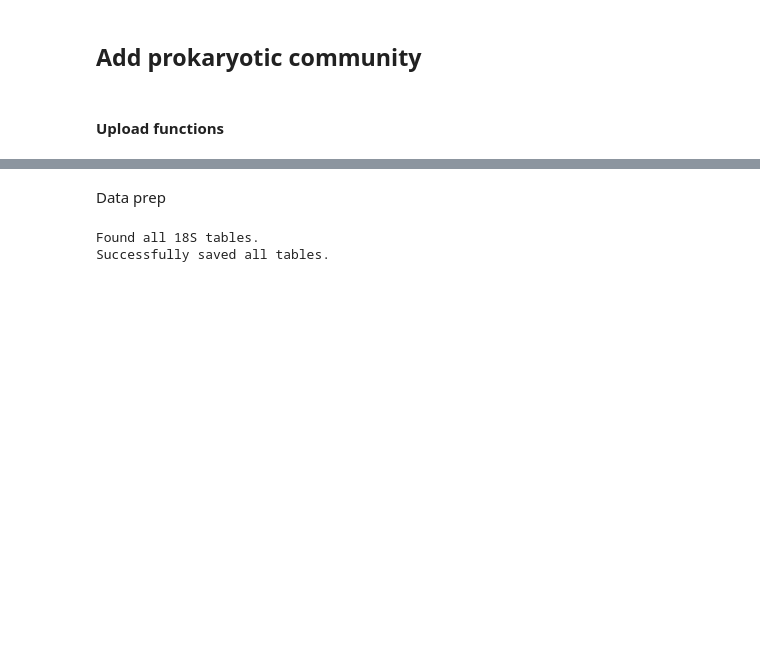
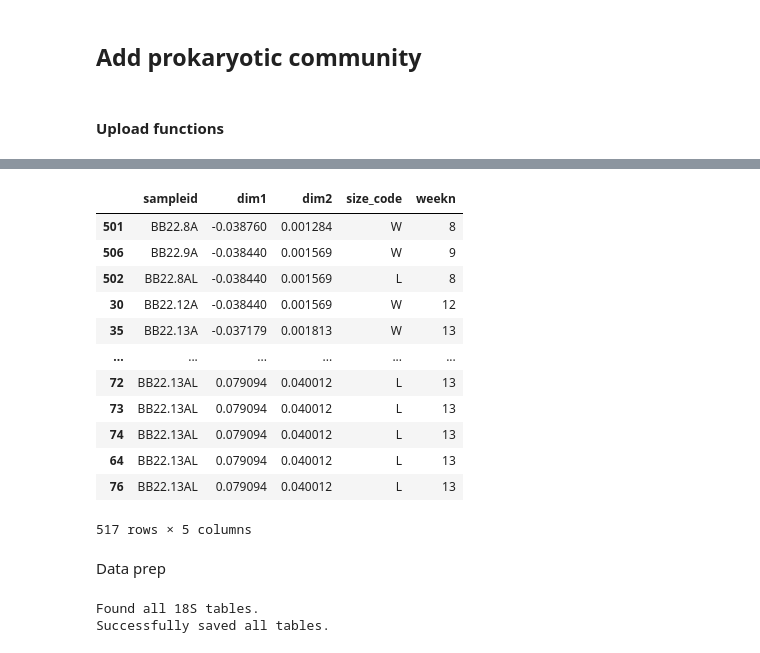
Before and after one commit to dianahaider/size_fractions, a Jupyter notebook: bb2022_sf.ipynb, the cells around one changed output, grey strips where cells are left out. Cells and saved outputs as stored; diff of their text form; code cells hidden in the pictures; blank space fills up the shorter version.

```diff
--- a/bb2022_sf.ipynb
+++ b/bb2022_sf.ipynb
@@ -551,3 +717,19 @@ pcaplot(separated, 1, '18S')
+# %%
+plot_df2.sort_values('dim1')
+# %% [output]
+|  | sampleid | dim1 | dim2 | size_code | weekn |
+| 501 | BB22.8A | -0.038760 | 0.001284 | W | 8 |
+| 506 | BB22.9A | -0.038440 | 0.001569 | W | 9 |
+| 502 | BB22.8AL | -0.038440 | 0.001569 | L | 8 |
+| 30 | BB22.12A | -0.038440 | 0.001569 | W | 12 |
+| 35 | BB22.13A | -0.037179 | 0.001813 | W | 13 |
+| ... | ... | ... | ... | ... | ... |
+| 72 | BB22.13AL | 0.079094 | 0.040012 | L | 13 |
+| 73 | BB22.13AL | 0.079094 | 0.040012 | L | 13 |
+| 74 | BB22.13AL | 0.079094 | 0.040012 | L | 13 |
+| 64 | BB22.13AL | 0.079094 | 0.040012 | L | 13 |
+| 76 | BB22.13AL | 0.079094 | 0.040012 | L | 13 |
+517 rows × 5 columns
 # %%
 def boxplot_depth(separated, comm, depth, ycolumn, yaxislabel='def'):
 
```
Also changed, not shown: parts of 6 cells of this notebook.
